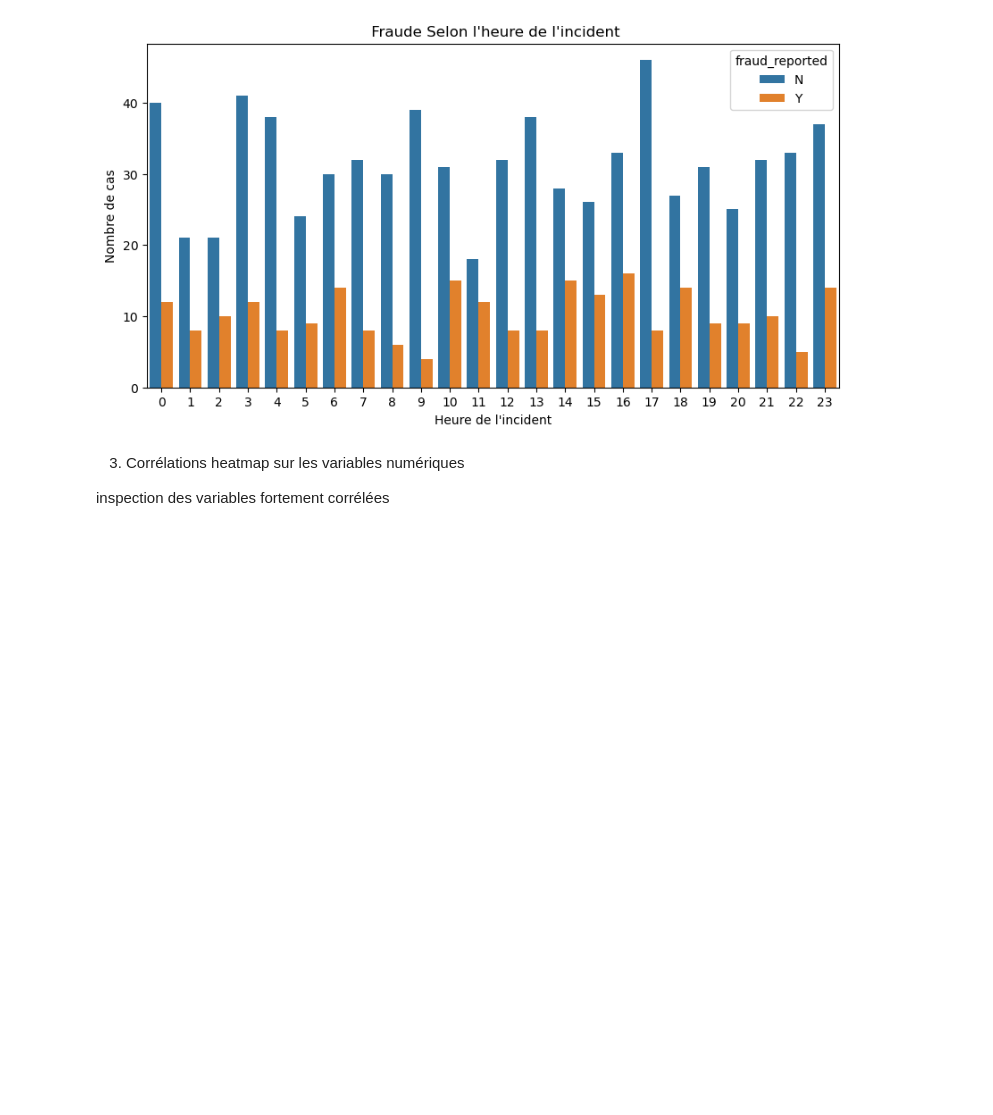
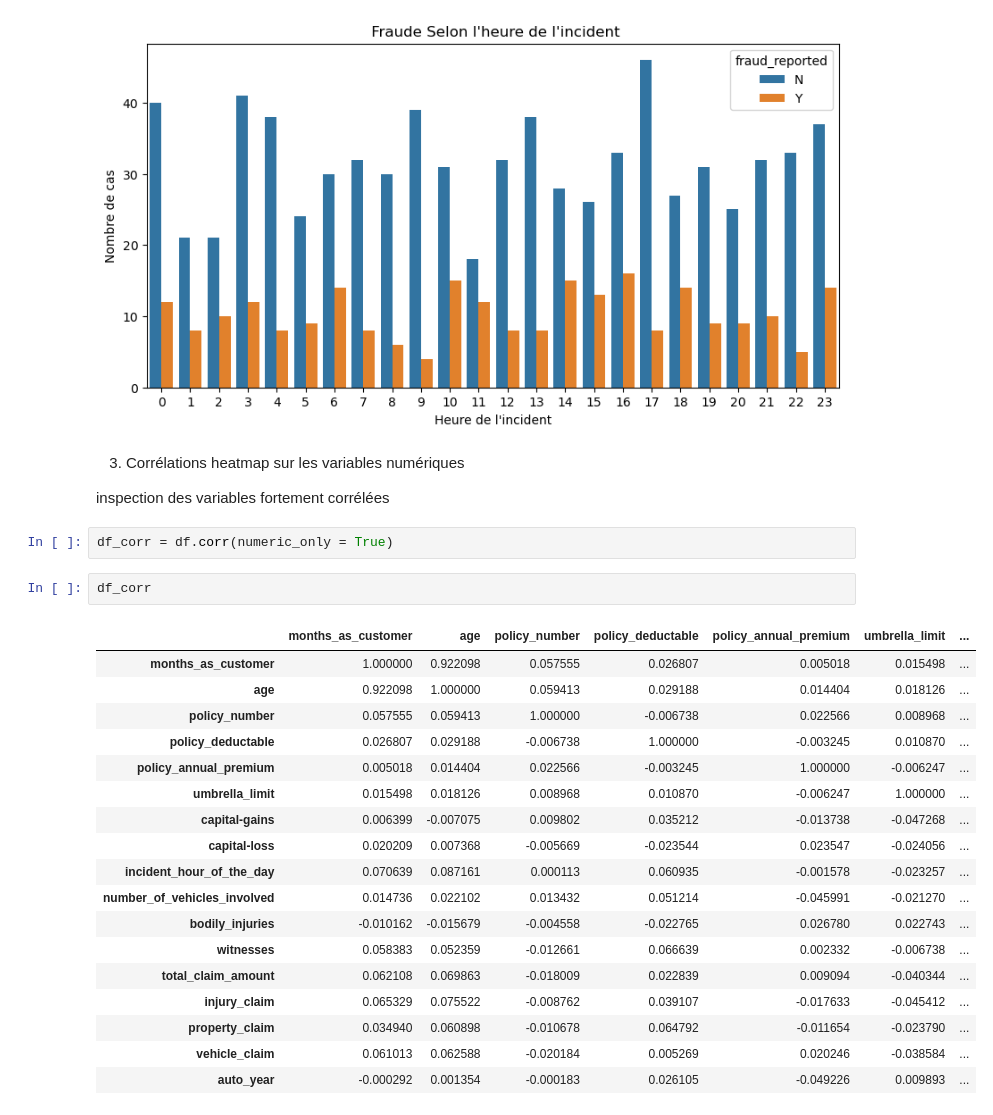
Before and after one commit to khelifaYacine/Donn-es-sur-les-r-clamations-d-assurance-auto, a Jupyter notebook: EDA_first_stup.ipynb, the cells around one changed output. Cells and saved outputs as stored; diff of their text form; blank space fills up the shorter version.

```diff
--- a/EDA_first_stup.ipynb
+++ b/EDA_first_stup.ipynb
@@ -352,3 +352,26 @@ plt.show()
 heatmap sur les variables numériques
 
 inspection des variables fortement corrélées
+# %%
+df_corr = df.corr(numeric_only = True)
+# %%
+df_corr
+# %% [output]
+|  | months_as_customer | age | policy_number | policy_deductable | policy_annual_premium | umbrella_limit | ... |
+| months_as_customer | 1.000000 | 0.922098 | 0.057555 | 0.026807 | 0.005018 | 0.015498 | ... |
+| age | 0.922098 | 1.000000 | 0.059413 | 0.029188 | 0.014404 | 0.018126 | ... |
+| policy_number | 0.057555 | 0.059413 | 1.000000 | -0.006738 | 0.022566 | 0.008968 | ... |
+| policy_deductable | 0.026807 | 0.029188 | -0.006738 | 1.000000 | -0.003245 | 0.010870 | ... |
+| policy_annual_premium | 0.005018 | 0.014404 | 0.022566 | -0.003245 | 1.000000 | -0.006247 | ... |
+| umbrella_limit | 0.015498 | 0.018126 | 0.008968 | 0.010870 | -0.006247 | 1.000000 | ... |
+| capital-gains | 0.006399 | -0.007075 | 0.009802 | 0.035212 | -0.013738 | -0.047268 | ... |
+| capital-loss | 0.020209 | 0.007368 | -0.005669 | -0.023544 | 0.023547 | -0.024056 | ... |
+| incident_hour_of_the_day | 0.070639 | 0.087161 | 0.000113 | 0.060935 | -0.001578 | -0.023257 | ... |
+| number_of_vehicles_involved | 0.014736 | 0.022102 | 0.013432 | 0.051214 | -0.045991 | -0.021270 | ... |
+| bodily_injuries | -0.010162 | -0.015679 | -0.004558 | -0.022765 | 0.026780 | 0.022743 | ... |
+| witnesses | 0.058383 | 0.052359 | -0.012661 | 0.066639 | 0.002332 | -0.006738 | ... |
+| total_claim_amount | 0.062108 | 0.069863 | -0.018009 | 0.022839 | 0.009094 | -0.040344 | ... |
+| injury_claim | 0.065329 | 0.075522 | -0.008762 | 0.039107 | -0.017633 | -0.045412 | ... |
+| property_claim | 0.034940 | 0.060898 | -0.010678 | 0.064792 | -0.011654 | -0.023790 | ... |
+| vehicle_claim | 0.061013 | 0.062588 | -0.020184 | 0.005269 | 0.020246 | -0.038584 | ... |
+| auto_year | -0.000292 | 0.001354 | -0.000183 | 0.026105 | -0.049226 | 0.009893 | ... |
```
Also changed, not shown: parts of 1 cell of this notebook.
